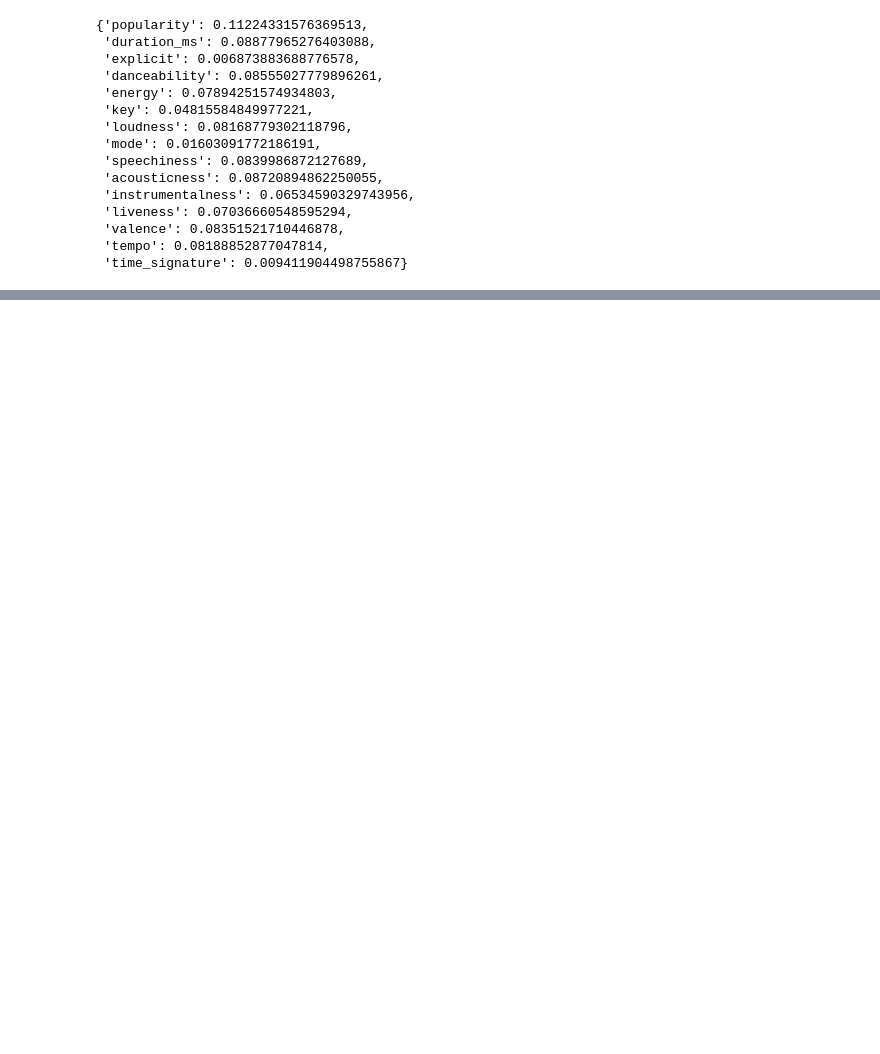
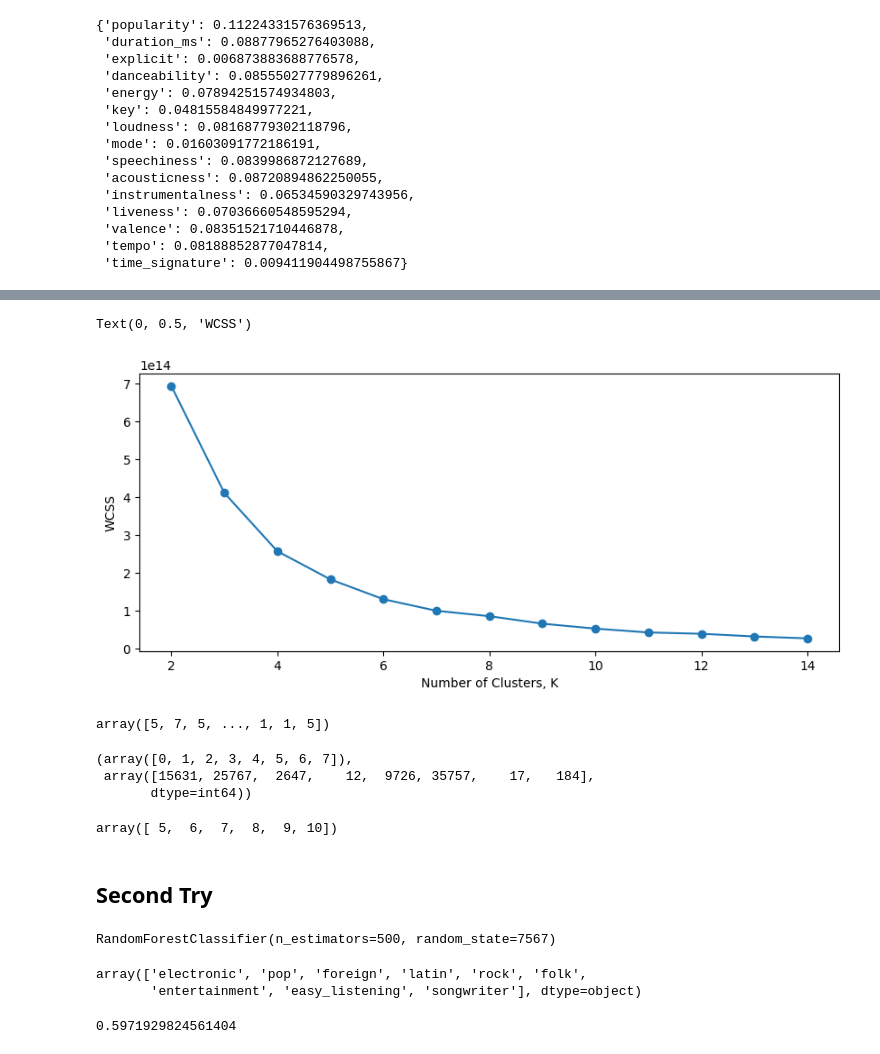
Before and after one commit to cjsyndergaard/project_486, a Jupyter notebook: project.ipynb, the cells around one changed output, grey strips where cells are left out. Cells and saved outputs as stored; diff of their text form; code cells hidden in the pictures; blank space fills up the shorter version.

Commit message:
code and models

```diff
--- a/project.ipynb
+++ b/project.ipynb
@@ -151,0 +219,18 @@ pd.DataFrame(c)
+# %%
+## By cluster
+from sklearn.cluster import KMeans
+kmeans_per_k = [KMeans(n_clusters=k, n_init='auto', random_state=42).fit(x)
+                for k in range(2, 15)]
+inertias = [model.inertia_ for model in kmeans_per_k]
+plt.figure(figsize=(10,4))
+plt.plot(np.arange(2,15),inertias,marker="o")
+plt.xlabel('Number of Clusters, K')
+plt.ylabel('WCSS')
+# 8 is a reasonable number of clusters, and to make the best comparison with super-genre, we'll keep that
+# %% [output]
+Text(0, 0.5, 'WCSS')
+[figure, added]
+# %%
+kmeans_per_k[6].labels_
+# %% [output]
+array([5, 7, 5, ..., 1, 1, 5])
@@ -151,0 +239,30 @@ pd.DataFrame(c)
+# %%
+np.unique(kmeans_per_k[6].labels_, return_counts=True)
+# %% [output]
+(array([0, 1, 2, 3, 4, 5, 6, 7]),
+ array([15631, 25767,  2647,    12,  9726, 35757,    17,   184],
+       dtype=int64))
+# %%
+np.arange(5, 11)
+# %% [output]
+array([ 5,  6,  7,  8,  9, 10])
+# %% [markdown]
+## Second Try
+# %%
+genre_rf2 = RandomForestClassifier(n_estimators=500, random_state=7567)
+
+genre_rf2.fit(xtrain, ytrain_sup)
+# %% [output]
+RandomForestClassifier(n_estimators=500, random_state=7567)
+# %%
+ytest_sup.unique()
+# %% [output]
+array(['electronic', 'pop', 'foreign', 'latin', 'rock', 'folk',
+       'entertainment', 'easy_listening', 'songwriter'], dtype=object)
+# %%
+yhat2 = genre_rf2.predict(xtest)
+c2 =  confusion_matrix(ytest_sup, yhat2, labels=['entertainment', 'latin', 'folk', 'electronic', 'foreign',
+       'easy_listening', 'pop', 'rock'])
+print(accuracy_score(ytest_sup, yhat2))
+# %% [output]
+0.5971929824561404
```
Also changed, not shown: parts of 45 cells of this notebook, 28 other files.
